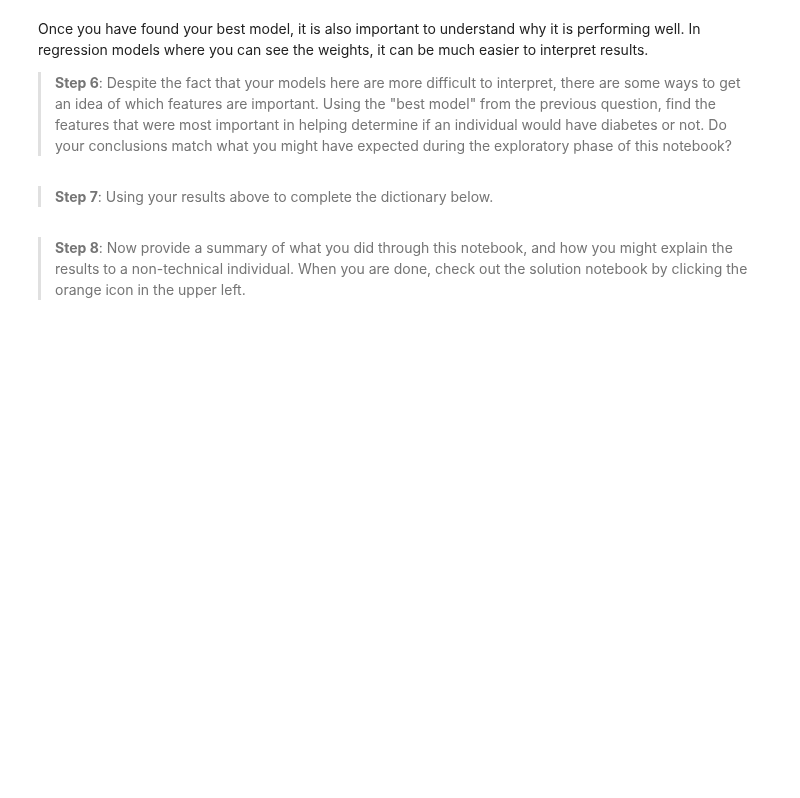
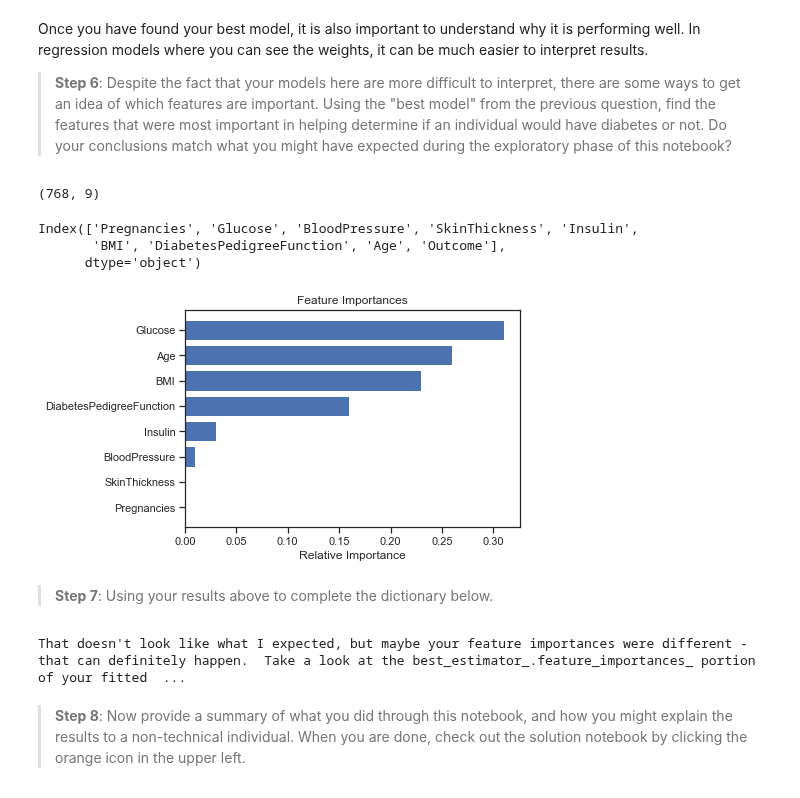
Before and after one commit to jc-udacity/datascientist, a Jupyter notebook: 02_supervised_learning/09_Training_and_Tunning/2.9.12_Diabetes Case Study.ipynb, the cells around one changed output. Drawn from its saved outputs; the diff is of its cells as text; code cells hidden in the pictures; blank space fills up the shorter version.

Commit message:
completed the diabete exo

```diff
--- a/02_supervised_learning/09_Training_and_Tunning/2.9.12_Diabetes Case Study.ipynb
+++ b/02_supervised_learning/09_Training_and_Tunning/2.9.12_Diabetes Case Study.ipynb
@@ -159,7 +159,7 @@ clf_ab = AdaBoostClassifier()
 # Set up the hyperparameter search
 # look at  setting up your search for n_estimators, learning_rate
 # http://scikit-learn.org/stable/modules/generated/sklearn.ensemble.AdaBoostClassifier.html
-param_dist = {"n_estimators": list(range(1,30)),
+param_dist = {"n_estimators": [10, 100, 500, 1000],
               "learning_rate": [0.01, 0.1, 0.5, 1, 1.5, 3, 10]
              }
 
@@ -193,9 +190,8 @@ clf_svc = SVC()
 # look at setting up your search for C (recommend 0-10 range),
 # kernel, and degree
 # http://scikit-learn.org/stable/modules/generated/sklearn.svm.SVC.html
-param_dist = {"kernel": ['linear', 'poly', 'rbf'],
-              "degree": [2, 3],
-              "C": [1, 5, 10]
+param_dist = {"kernel": ['linear', 'rbf'],
+              "C": [1, 2, 3, 4, 5]
              }
 
 
@@ -227,9 +233,30 @@ ch.check_best(best_model)
 Once you have found your best model, it is also important to understand why it is performing well.  In regression models where you can see the weights, it can be much easier to interpret results.
 
 > **Step 6**:  Despite the fact that your models here are more difficult to interpret, there are some ways to get an idea of which features are important.  Using the "best model" from the previous question, find the features that were most important in helping determine if an individual would have diabetes or not. Do your conclusions match what you might have expected during the exploratory phase of this notebook?
+# %%
+diabetes.shape
+# %% [output]
+(768, 9)
+# %%
+diabetes.columns[:diabetes.shape[1]]
+# %% [output]
+Index(['Pregnancies', 'Glucose', 'BloodPressure', 'SkinThickness', 'Insulin',
+       'BMI', 'DiabetesPedigreeFunction', 'Age', 'Outcome'],
+      dtype='object')
 # %%
 # Show your work here - the plot below was helpful for me
 # https://stackoverflow.com/questions/44101458/random-forest-feature-importance-chart-using-python
+
+features = diabetes.columns[:diabetes.shape[1]]
+importances = random_search.best_estimator_.feature_importances_
+indices = np.argsort(importances)
+
+plt.title('Feature Importances')
+plt.barh(range(len(indices)), importances[indices], color='b', align='center')
+plt.yticks(range(len(indices)), features[indices])
+plt.xlabel('Relative Importance');
+# %% [output]
+[figure, added]
 # %% [markdown]
 > **Step 7**:  Using your results above to complete the dictionary below.
 # %%
@@ -247,12 +274,14 @@ h = 'SkinThickness'
 
 
 sol_seven = {
-    'The variable that is most related to the outcome of diabetes' : # letter here,
-    'The second most related variable to the outcome of diabetes' : # letter here,
-    'The third most related variable to the outcome of diabetes' : # letter here,
-    'The fourth most related variable to the outcome of diabetes' : # letter here
+    'The variable that is most related to the outcome of diabetes' : f,
+    'The second most related variable to the outcome of diabetes' : a,
+    'The third most related variable to the outcome of diabetes' : c,
+    'The fourth most related variable to the outcome of diabetes' : d
 }
 
 ch.check_q_seven(sol_seven)
+# %% [output]
+That doesn't look like what I expected, but maybe your feature importances were different - that can definitely happen.  Take a look at the best_estimator_.feature_importances_ portion of your fitted  ...
 # %% [markdown]
 > **Step 8**:  Now provide a summary of what you did through this notebook, and how you might explain the results to a non-technical individual.  When you are done, check out the solution notebook by clicking the orange icon in the upper left.
```
Also changed, not shown: parts of 5 cells of this notebook.
